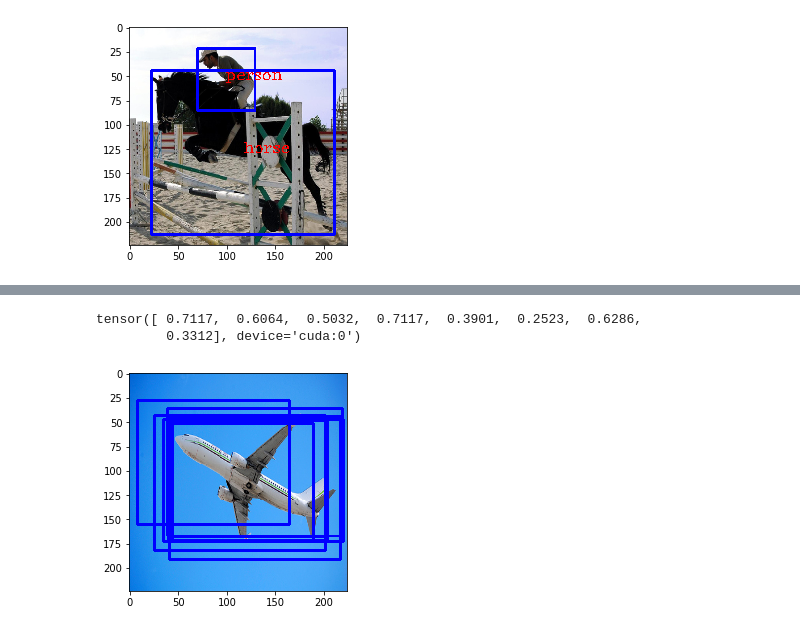
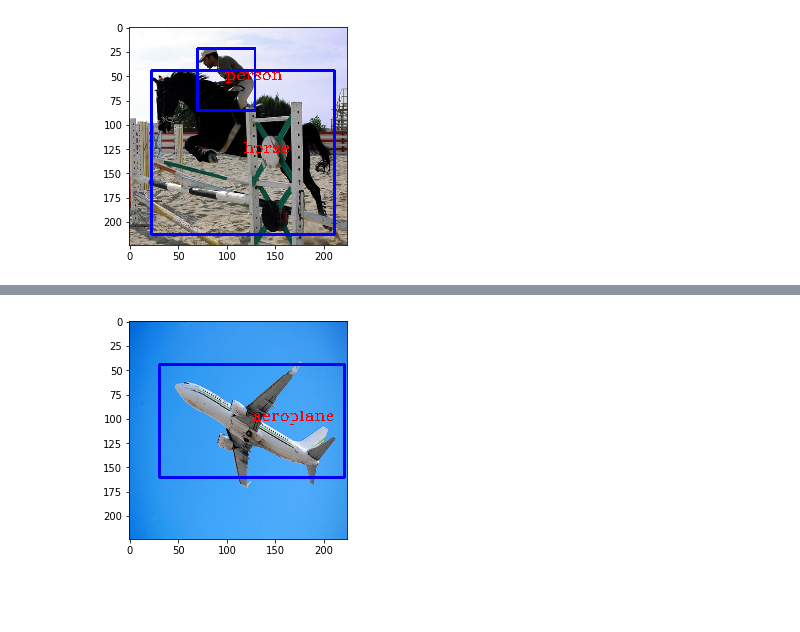
Before and after one commit to MrParosk/ml_playground, a Jupyter notebook: computer_vision/object_detection/ssd.ipynb, the cells around one changed output, grey strips where cells are left out. Cells and saved outputs as stored; diff of their text form; code cells hidden in the pictures; blank space fills up the shorter version.

Commit message:
Added non-max suppression to ssd

```diff
--- a/computer_vision/object_detection/ssd.ipynb
+++ b/computer_vision/object_detection/ssd.ipynb
@@ -375,18 +369,21 @@ class_name
-# %%
-prob[prob > 0.25]
-# %% [output]
-tensor([ 0.7117,  0.6064,  0.5032,  0.7117,  0.3901,  0.2523,  0.6286,
-         0.3312], device='cuda:0')
-# %%
-bb_hat = bb_hat.detach().cpu().numpy()
-bb_hat = list(bb_hat)
+# %%
+prob = prob.detach().cpu().numpy()
+class_id = class_id.detach().cpu().numpy()
+bb_hat = bb_hat.detach().cpu().numpy()
+# %%
+output_bb = [[prob[i], class_id[i], id_cat[class_id[i]],
+             bb_hat[i, 0], bb_hat[i, 1], bb_hat[i, 2], bb_hat[i, 3]]
+             for i in range(len(prob))]
+# %%
+filtered_bb = evaluation.non_max_suppression(output_bb)
 # %%
 img_str = img_path + img_file
 img = display.read_img(img_str, target_size)
 
-img = display.draw_boxes(img, bb_hat)
-#img = display.draw_text(img, ids, bb_hat)
+img = display.read_img(img_str, target_size)
+img = display.draw_boxes(img, [bb[3:] for bb in filtered_bb])
+img = display.draw_text(img, [bb[2] for bb in filtered_bb], [bb[3:] for bb in filtered_bb])
 plt.imshow(img)
 plt.show()
 # %% [output]
-[figure, old version]
+[figure, new version]
```
Also changed, not shown: parts of 9 cells of this notebook.
